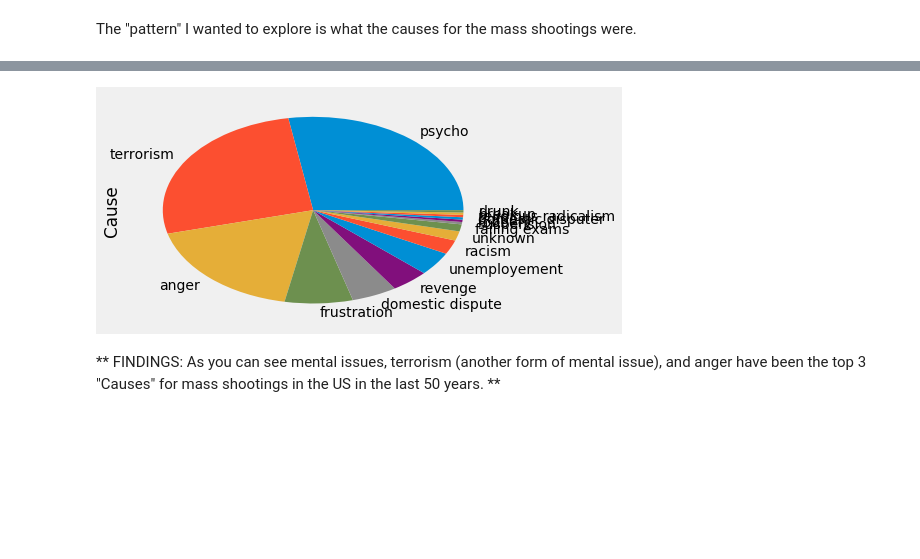
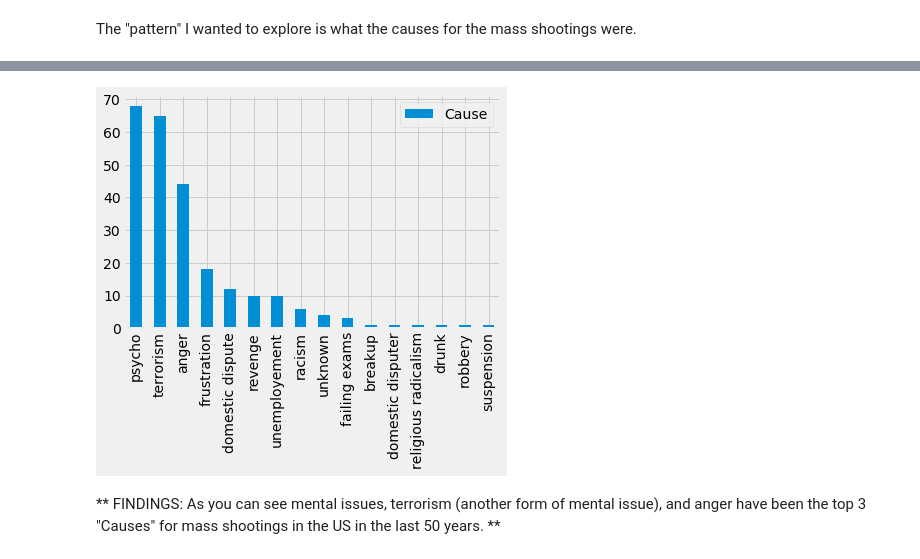
Before and after one commit to chasekregor/AnalyzingUSMassShootings, a Jupyter notebook: chasingdatausmassshootings.ipynb, the cells around one changed output, grey strips where cells are left out. Drawn from its saved outputs; the diff is of its cells as text; code cells hidden in the pictures; blank space fills up the shorter version.

```diff
--- a/chasingdatausmassshootings.ipynb
+++ b/chasingdatausmassshootings.ipynb
@@ -370,10 +368,12 @@ causes
 # %%
 causes = data['Cause'].value_counts()
 
-causes.plot(kind='pie')
+causes = pd.DataFrame(data['Cause'].value_counts())
+
+causes.plot(kind='bar')
 plt.show()
 # %% [output]
-[figure, old version]
+[figure, new version]
 # %% [markdown]
 ** FINDINGS: As you can see mental issues, terrorism (another form of mental issue), and anger have been the top 3 "Causes" for mass shootings in the US in the last 50 years. **
 # %% [markdown]
```
Also changed, not shown: parts of 9 cells of this notebook, 1 other file.
